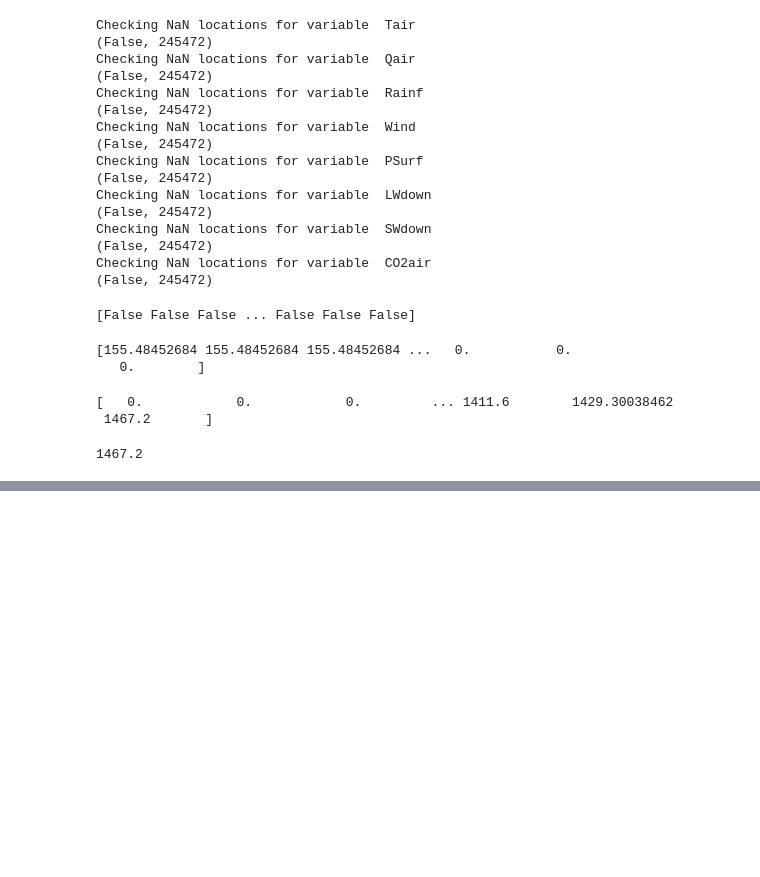
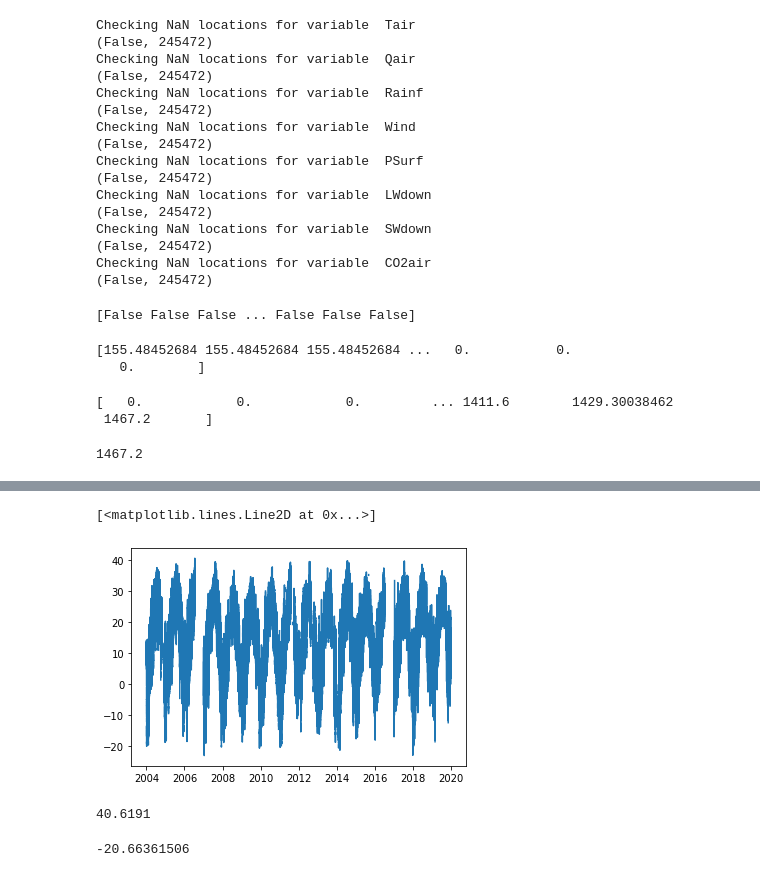
Before and after one commit to JDCP93/NEON_forecast, a Jupyter notebook: Testing.ipynb, the cells around one changed output, grey strips where cells are left out. Drawn from its saved outputs; the diff is of its cells as text; code cells hidden in the pictures; blank space fills up the shorter version.

```diff
--- a/Testing.ipynb
+++ b/Testing.ipynb
@@ -68,0 +106,5 @@ print(np.max(swdown))
+# %%
+plt.plot(df.tair_raw)
+# %% [output]
+[<matplotlib.lines.Line2D at 0x...>]
+[figure, added]
@@ -68,0 +113,8 @@ print(np.max(swdown))
+# %%
+max(df.tair)
+# %% [output]
+40.6191
+# %%
+min(df.tair)
+# %% [output]
+-20.66361506
```
Also changed, not shown: parts of 4 cells of this notebook, 3 other files.
